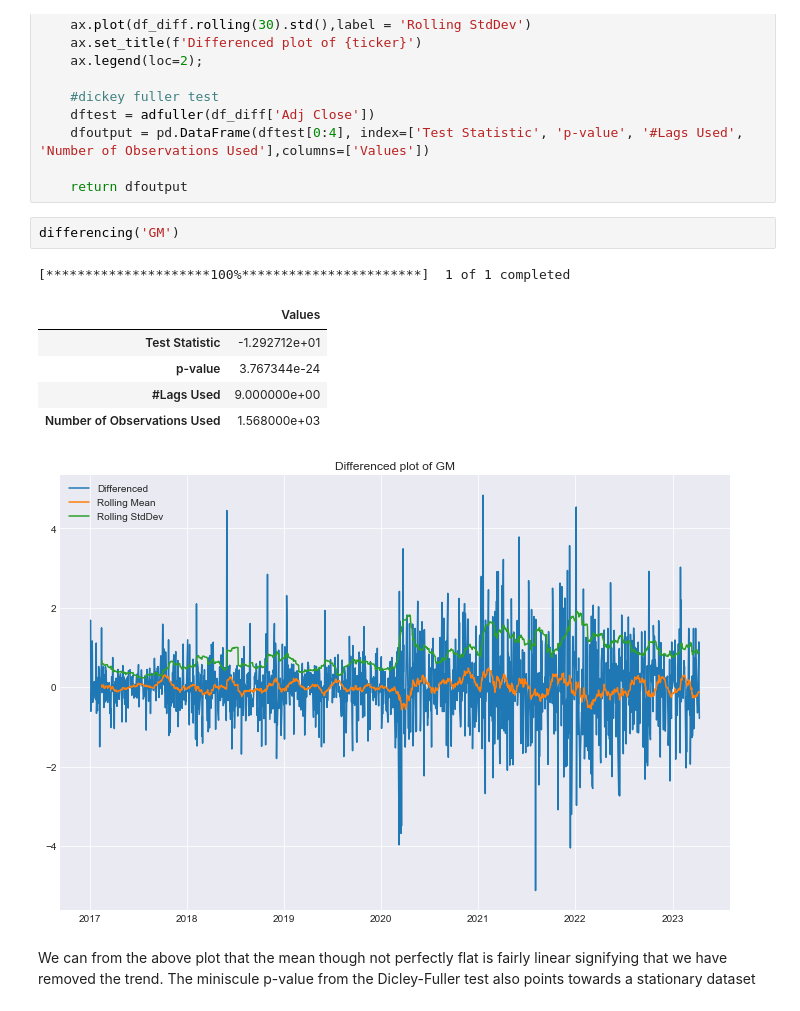
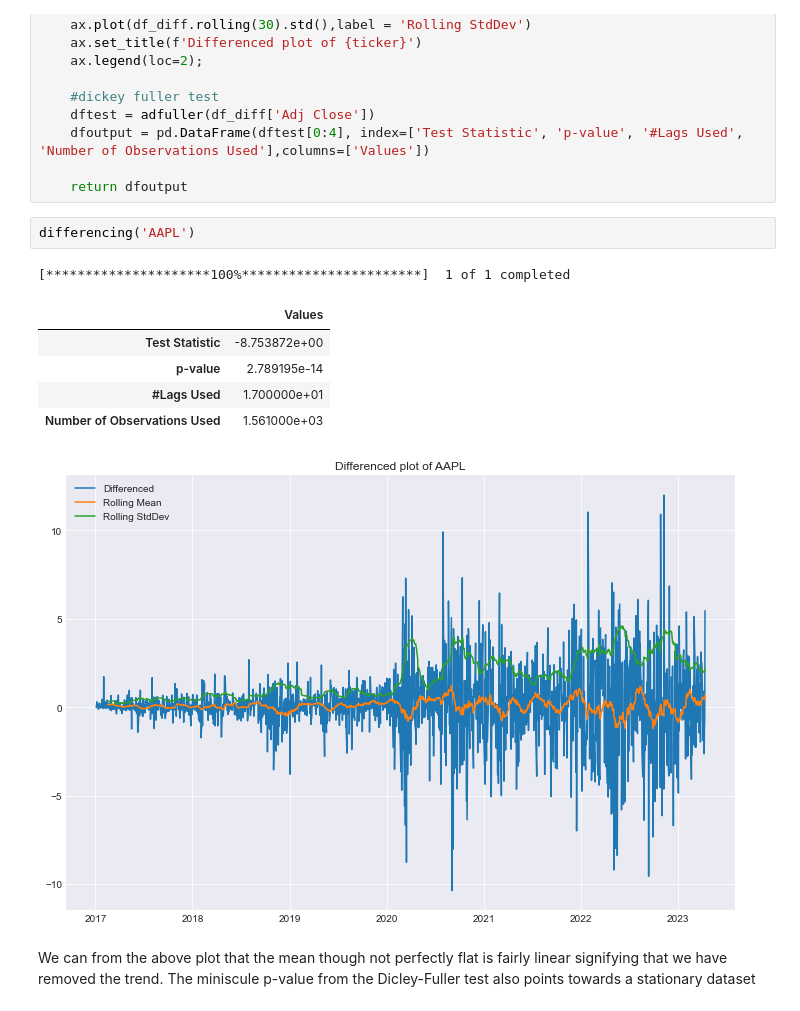
Before and after one commit to rahulakrish/portfolio_builder, a Jupyter notebook: notebook.ipynb, the cells around one changed output. Drawn from its saved outputs; the diff is of its cells as text.

```diff
--- a/notebook.ipynb
+++ b/notebook.ipynb
@@ -268,15 +268,15 @@ def differencing(ticker):
 
     return dfoutput
 # %%
-differencing('GM')
+differencing('AAPL')
 # %% [output]
 [*********************100%***********************]  1 of 1 completed
 |  | Values |
-| Test Statistic | -1.292712e+01 |
-| p-value | 3.767344e-24 |
-| #Lags Used | 9.000000e+00 |
-| Number of Observations Used | 1.568000e+03 |
+| Test Statistic | -8.753872e+00 |
+| p-value | 2.789195e-14 |
+| #Lags Used | 1.700000e+01 |
+| Number of Observations Used | 1.561000e+03 |
-[figure, old version]
+[figure, new version]
 # %% [markdown]
 We can from the above plot that the mean though not perfectly flat is fairly linear signifying that we have removed the trend.
 The miniscule p-value from the Dicley-Fuller test also points towards a stationary dataset
```
Also changed, not shown: parts of 32 cells of this notebook.
